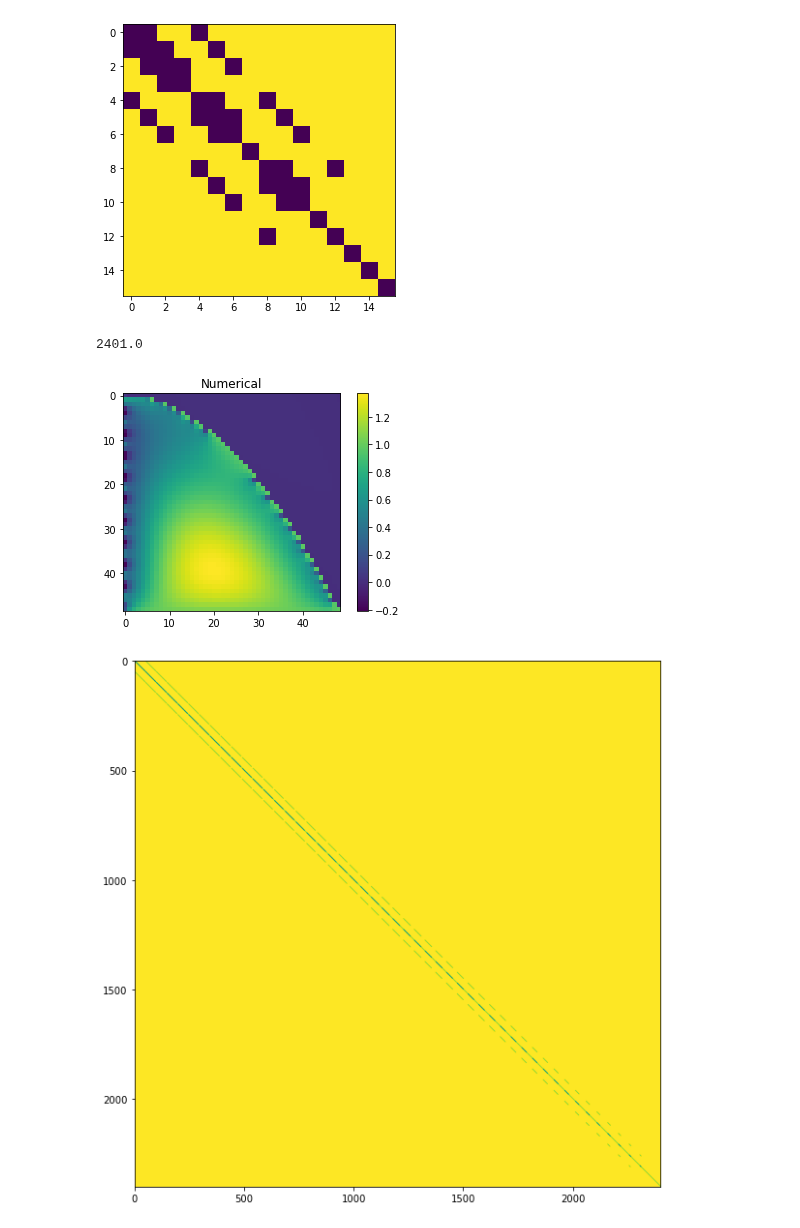
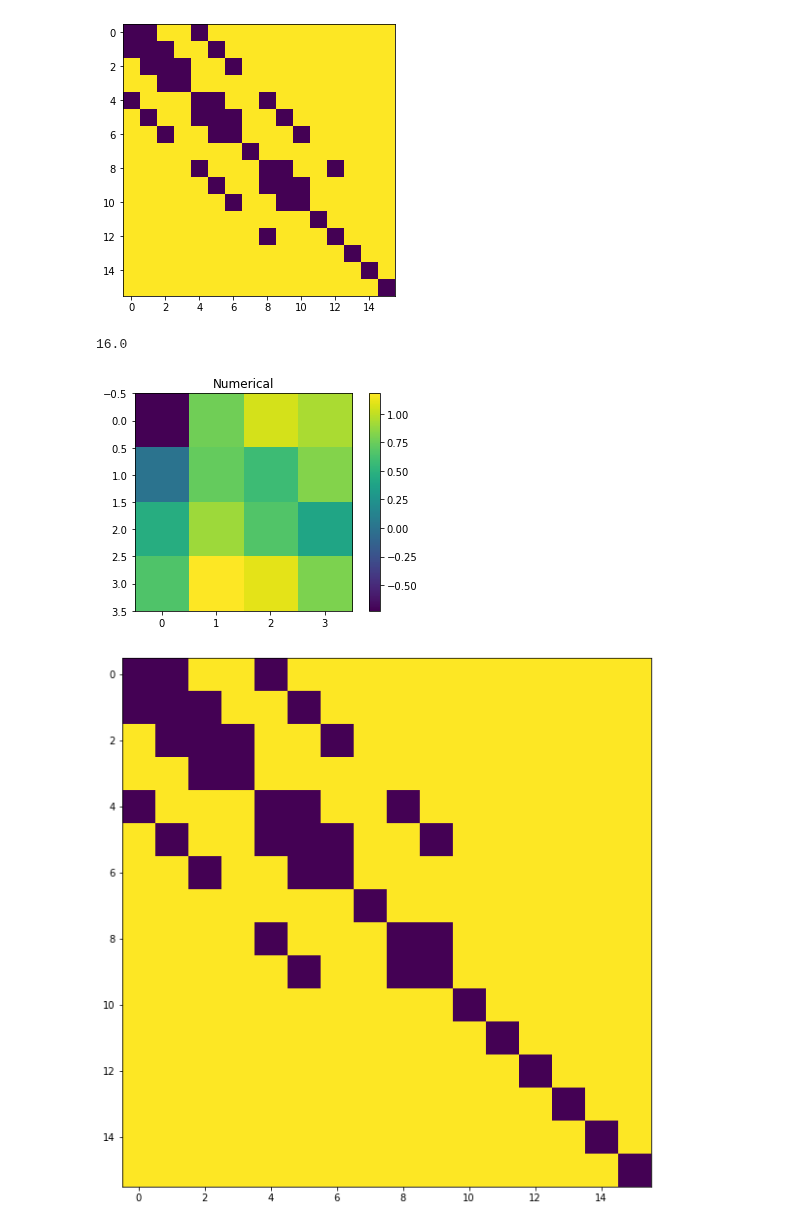
Before and after one commit to aledha/TMA4212-NumDiffDiff, a Jupyter notebook: Project 1/OleScribbles.ipynb, the cells around one changed output. Saved outputs shown, nothing was run; the diff lists cells and outputs as text; code cells hidden in the pictures.

```diff
--- a/Project 1/OleScribbles.ipynb
+++ b/Project 1/OleScribbles.ipynb
@@ -151,7 +151,8 @@ def equation_fixer(A, g2, domain_vec, M, b_function):
                 xsi = np.sqrt(1-y_p) - x_p
 
                 A[i,i] = -(-2/xsi - 2/eta)
-                A[i,i-1] *=  2 / ((1+xsi))
+                if i > 0:
+                    A[i,i-1] *=  2 / ((1+xsi))
                 A[i, i+1] *= ( 2 / (xsi*(1+xsi)) )
                 if i > len(domain_vec):
                     A[i, i-len(domain_vec)] =  2 / ((1+eta))
@@ -176,7 +177,7 @@ def equation_fixer(A, g2, domain_vec, M, b_function):
                         g2[i] += ( 2 / (eta*(h**2)*(1+eta)) ) * b_function(x_p, y_p + eta)
                 """
 
-                if A[i,i+1] == 0:
+                if A[i,i+1] == 0 and (i%len(domain_vec)+1) <len(domain_vec)+1:
                     g2[i] += ( 2 / (xsi*(1+xsi)) ) * b_function(x_p + xsi, y_p)
                 if i < len(domain_vec)**2 - len(domain_vec):
                     if A[i, i+len(domain_vec)] == 0:
@@ -225,7 +226,7 @@ def hyper_f_fixer(function_vec, domain_vec):
             mod_f_vec[i] = 0
     return mod_f_vec
 # %%
-M = 50
+M = 5
 h = 1/M
 a = 1
 
@@ -262,35 +263,35 @@ x = np.linspace(0, 1, M+1)
 y = np.linspace(0, 1, M+1)
 xx, yy = np.meshgrid(x, y)
 fmat = f(xx, yy)[1:-1, 1:-1]
 fvec = fmat.flatten()
 U_exact = u_exact(xx, yy)
 b = U_exact[0, :]
 t = U_exact[-1, :]
 l = U_exact[:, 0]
 r = U_exact[:, -1]
 boundaries = [l,t,r,b]
 
 
 
 
 omega = domain(M-1)
 
 #hyper_funtion = hyper_f_fixer(np.ones((M-1)**2), omega)
 
 A = triblock_mod(C, B, M, omega)
 
 A, g2 = equation_fixer(A, g2, omega, M, hyper_bndry_func)
 
 U_vec = np.linalg.solve(A, -g2 - fvec*h**2)
 U = U_vec.reshape((M-1, M-1))[::-1]
 
 plt.title('Numerical')
 plt.imshow(U)
 plt.colorbar()
 plt.show()
 # %% [output]
-2401.0
+16.0
-[figure, old version]
+[figure, new version]
 # %%
 plt.figure(0, figsize = (10,10))
 for i in range(int(np.sqrt(np.size(A)))):
@@ -302,7 +303,7 @@ for i in range(int(np.sqrt(np.size(A)))):
 plt.imshow(A)
 plt.show()
 # %% [output]
-[figure, old version]
+[figure, new version]
 # %%
 g_mx = np.flip((g2).reshape((M-1,M-1)), 0)
 plt.figure(0, figsize = (10,10))
```
Also changed, not shown: parts of 1 cell of this notebook.
